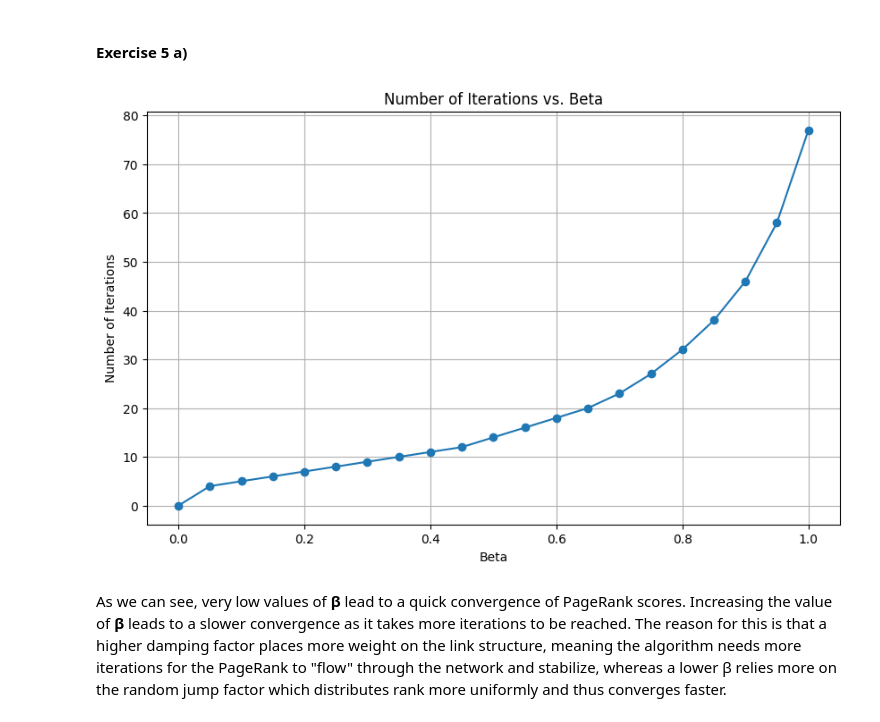
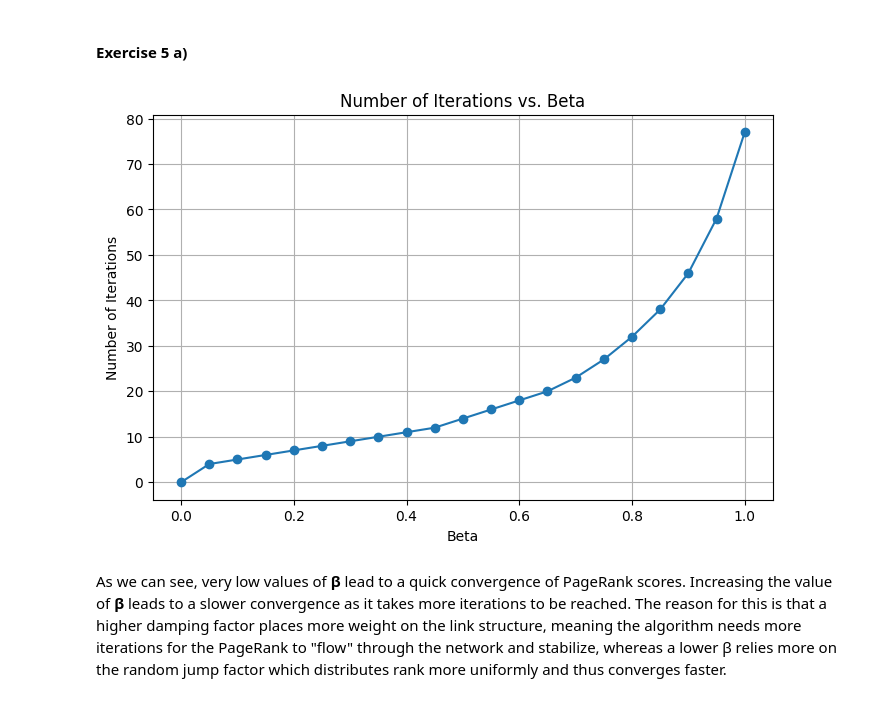
Before and after one commit to Adriano-7/network-science, a Jupyter notebook: hmk2/main.ipynb, the cells around one changed output. Drawn from its saved outputs; the diff is of its cells as text; code cells hidden in the pictures.

```diff
--- a/hmk2/main.ipynb
+++ b/hmk2/main.ipynb
@@ -259,16 +259,16 @@ for beta in betas:
     iterations.append(pr.number_of_iterations())
     scores.append(pr.scores.copy())
 # %%
-plt.figure(figsize=(10, 6))
+plt.figure(figsize=(8, 5))
 plt.plot(betas, iterations, marker='o')
 plt.xlabel('Beta')
 plt.ylabel('Number of Iterations')
 plt.title('Number of Iterations vs. Beta')
 plt.grid()
 plt.savefig('docs/ex5_iterations_vs_beta.png')
 plt.show()
 # %% [output]
-[figure, old version]
+[figure, new version]
 # %% [markdown]
 As we can see, very low values of **β** lead to a quick convergence of PageRank scores. Increasing the value of **β** leads to a slower convergence as it takes more iterations to be reached. The reason for this is that a higher damping factor places more weight on the link structure, meaning the algorithm needs more iterations for the PageRank to "flow" through the network and stabilize, whereas a lower β relies more on the random jump factor which distributes rank more uniformly and thus converges faster.
 # %% [markdown]
```
Also changed, not shown: parts of 2 cells of this notebook, 3 other files.
